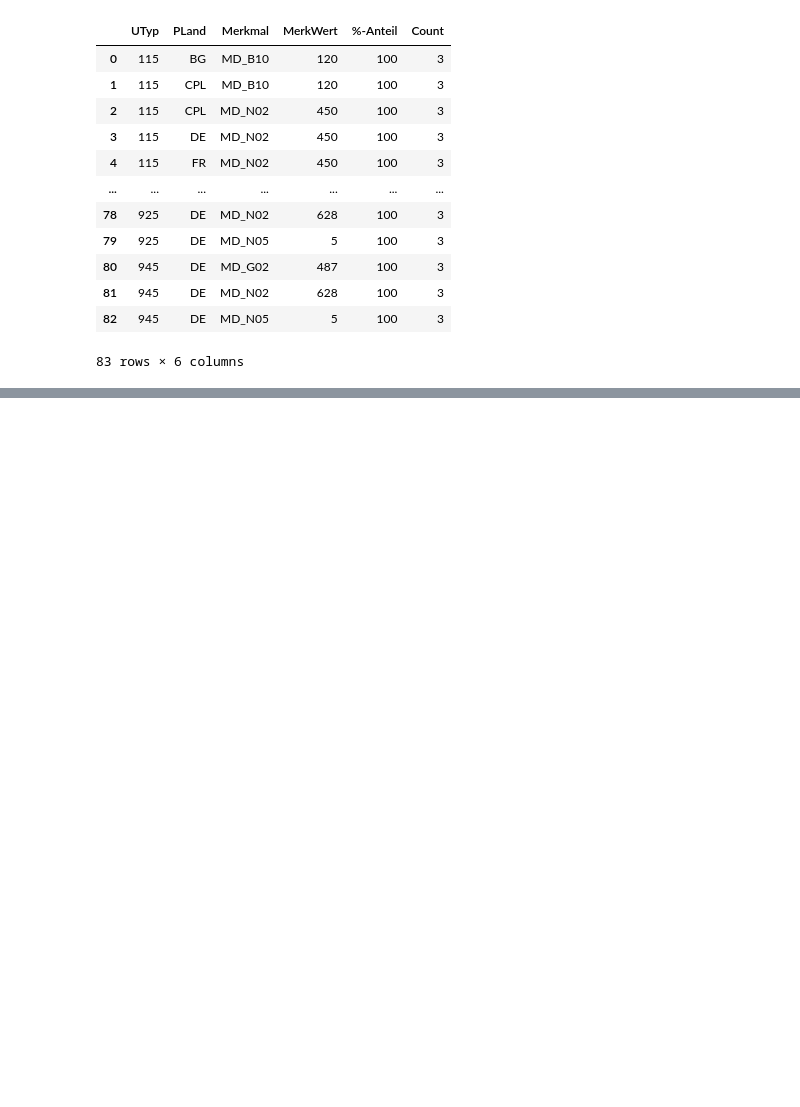
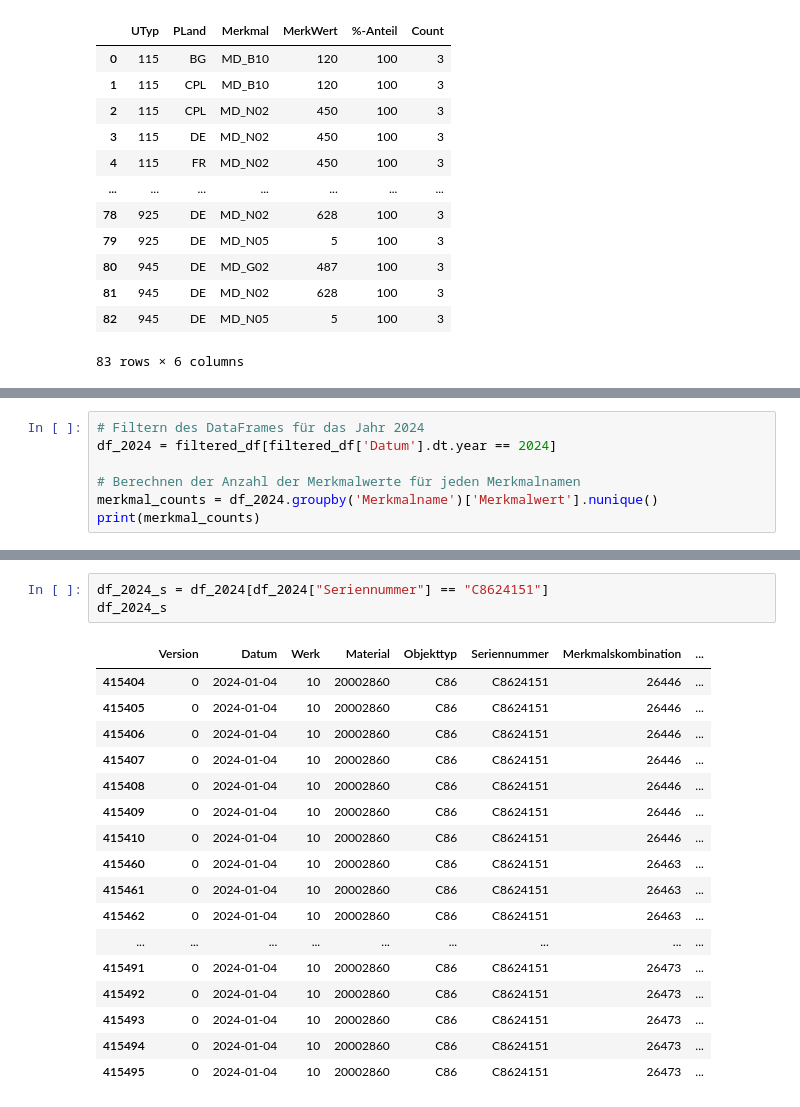
Before and after one commit to realreul/ML-with-CLAAS, a Jupyter notebook: TakeRates.ipynb, the cells around one changed output, grey strips where cells are left out. Cells and saved outputs as stored; diff of their text form; blank space fills up the shorter version.

```diff
--- a/TakeRates.ipynb
+++ b/TakeRates.ipynb
@@ -586,0 +774,7 @@ consistent_groups.reset_index(name='Count')
+# %%
+# Filtern des DataFrames für das Jahr 2024
+df_2024 = filtered_df[filtered_df['Datum'].dt.year == 2024]
+
+# Berechnen der Anzahl der Merkmalwerte für jeden Merkmalnamen
+merkmal_counts = df_2024.groupby('Merkmalname')['Merkmalwert'].nunique()
+print(merkmal_counts)
@@ -586,0 +872,21 @@ consistent_groups.reset_index(name='Count')
+# %%
+df_2024_s = df_2024[df_2024["Seriennummer"] == "C8624151"]
+df_2024_s
+# %% [output]
+|  | Version | Datum | Werk | Material | Objekttyp | Seriennummer | Merkmalskombination | ... |
+| 415404 | 0 | 2024-01-04 | 10 | 20002860 | C86 | C8624151 | 26446 | ... |
+| 415405 | 0 | 2024-01-04 | 10 | 20002860 | C86 | C8624151 | 26446 | ... |
+| 415406 | 0 | 2024-01-04 | 10 | 20002860 | C86 | C8624151 | 26446 | ... |
+| 415407 | 0 | 2024-01-04 | 10 | 20002860 | C86 | C8624151 | 26446 | ... |
+| 415408 | 0 | 2024-01-04 | 10 | 20002860 | C86 | C8624151 | 26446 | ... |
+| 415409 | 0 | 2024-01-04 | 10 | 20002860 | C86 | C8624151 | 26446 | ... |
+| 415410 | 0 | 2024-01-04 | 10 | 20002860 | C86 | C8624151 | 26446 | ... |
+| 415460 | 0 | 2024-01-04 | 10 | 20002860 | C86 | C8624151 | 26463 | ... |
+| 415461 | 0 | 2024-01-04 | 10 | 20002860 | C86 | C8624151 | 26463 | ... |
+| 415462 | 0 | 2024-01-04 | 10 | 20002860 | C86 | C8624151 | 26463 | ... |
+| ... | ... | ... | ... | ... | ... | ... | ... | ... |
+| 415491 | 0 | 2024-01-04 | 10 | 20002860 | C86 | C8624151 | 26473 | ... |
+| 415492 | 0 | 2024-01-04 | 10 | 20002860 | C86 | C8624151 | 26473 | ... |
+| 415493 | 0 | 2024-01-04 | 10 | 20002860 | C86 | C8624151 | 26473 | ... |
+| 415494 | 0 | 2024-01-04 | 10 | 20002860 | C86 | C8624151 | 26473 | ... |
+| 415495 | 0 | 2024-01-04 | 10 | 20002860 | C86 | C8624151 | 26473 | ... |
```
Also changed, not shown: parts of 16 cells of this notebook, 3 other files.
